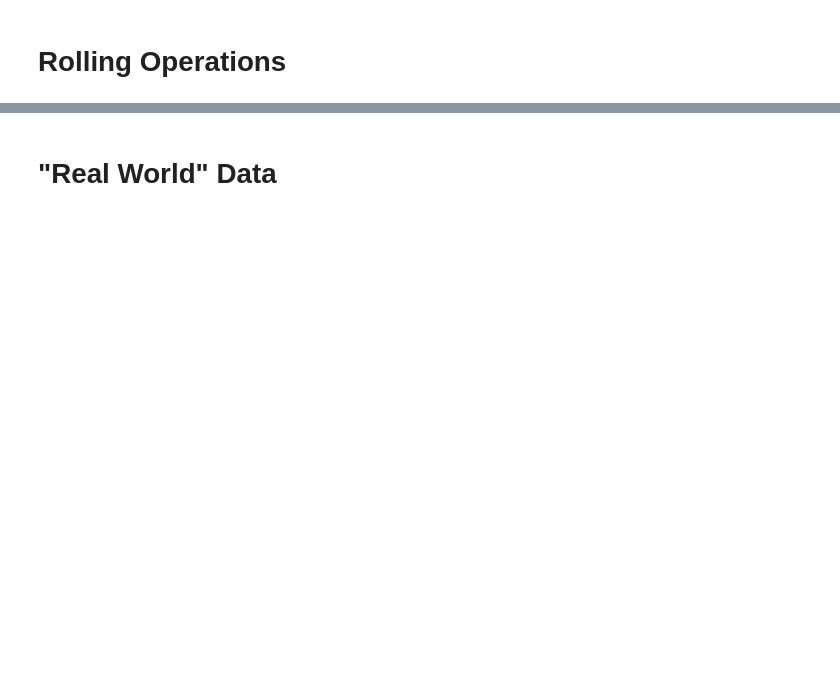
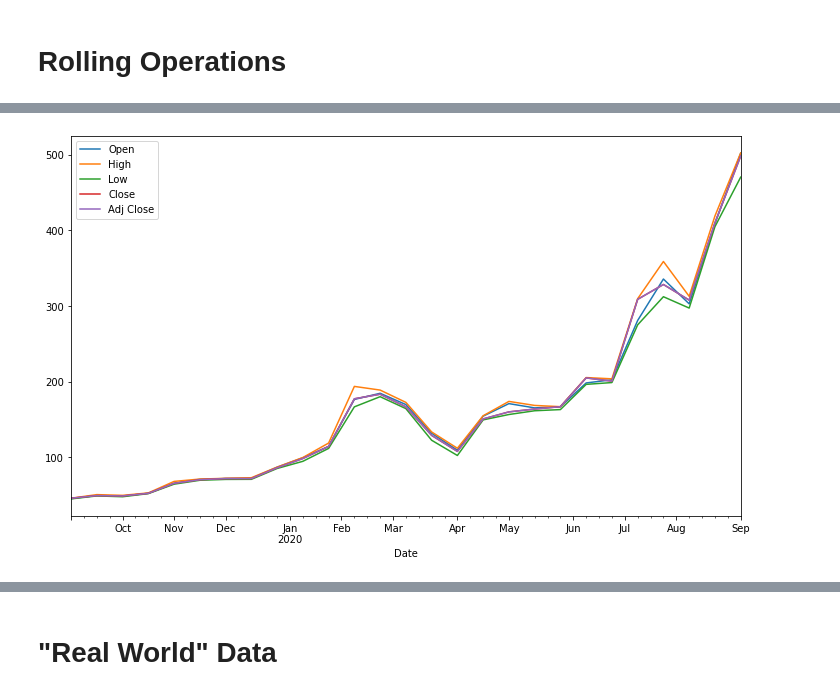
Before and after one commit to dsovallep/AlgorithmsUN2020II, a Jupyter notebook: dsovallepscottsanderson.ipynb, the cells around one changed output, grey strips where cells are left out. Drawn from its saved outputs; the diff is of its cells as text; code cells hidden in the pictures; blank space fills up the shorter version.

```diff
--- a/dsovallepscottsanderson.ipynb
+++ b/dsovallepscottsanderson.ipynb
@@ -946,5 +1415,7 @@ aapl.drop('Volume', axis=1).resample('2W').max().plot();
 # %%
-aapl.drop('Volume', axis=1).resample('2W').max().plot();
+tsla.drop('Volume', axis = 1).resample('2W').max().plot();
+# %% [output]
+[figure, added]
 # %%
 # 30-day rolling exponentially-weighted stddev of returns.
 aapl['Close'].pct_change().ewm(span=30).std().plot();
```
Also changed, not shown: parts of 235 cells of this notebook.
